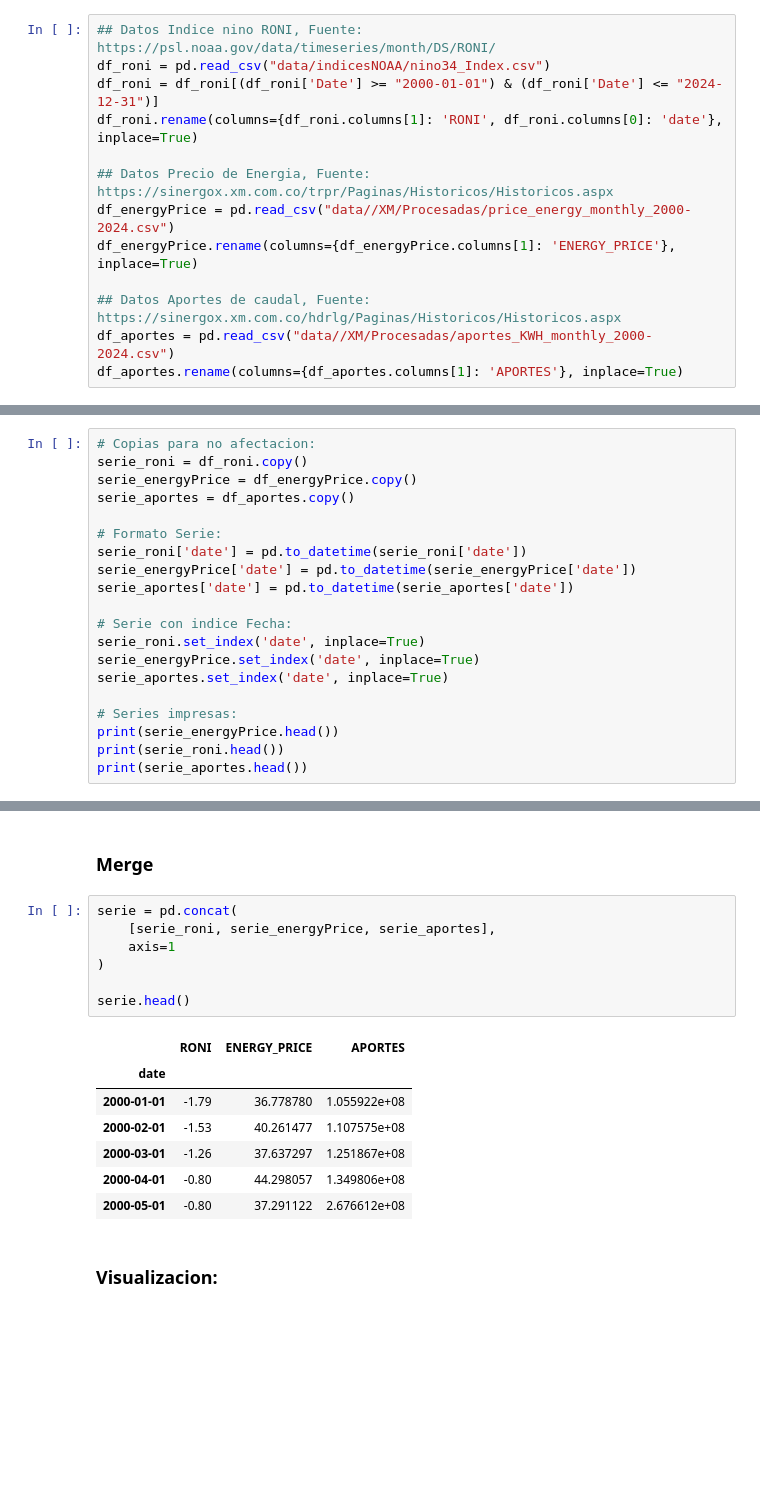
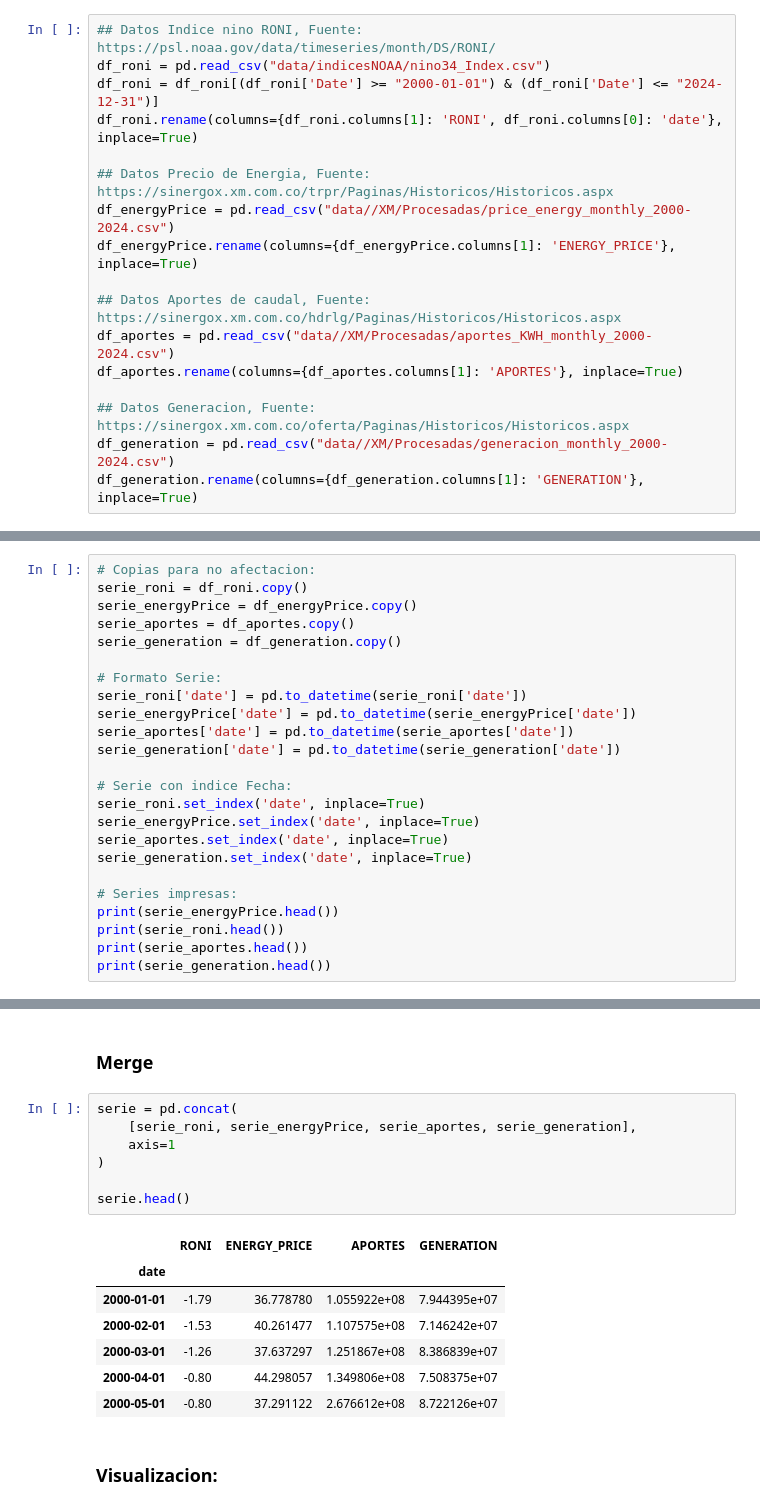
Before and after one commit to oscardi777/PI-II-Wheater-Derivaties, a Jupyter notebook: processing_Merge.ipynb, the cells around one changed output, grey strips where cells are left out. Saved outputs shown, nothing was run; the diff lists cells and outputs as text; blank space fills up the shorter version.

Commit message:
data generation in full series

```diff
--- a/processing_Merge.ipynb
+++ b/processing_Merge.ipynb
@@ -19,6 +19,10 @@ df_energyPrice.rename(columns={df_energyPrice.columns[1]: 'ENERGY_PRICE'}, inpla
 ## Datos Aportes de caudal, Fuente: https://sinergox.xm.com.co/hdrlg/Paginas/Historicos/Historicos.aspx
 df_aportes = pd.read_csv("data//XM/Procesadas/aportes_KWH_monthly_2000-2024.csv")
 df_aportes.rename(columns={df_aportes.columns[1]: 'APORTES'}, inplace=True)
+
+## Datos Generacion, Fuente: https://sinergox.xm.com.co/oferta/Paginas/Historicos/Historicos.aspx
+df_generation = pd.read_csv("data//XM/Procesadas/generacion_monthly_2000-2024.csv")
+df_generation.rename(columns={df_generation.columns[1]: 'GENERATION'}, inplace=True)
 # %% [markdown]
 ### Misma Frecuencia (Tecnica Valor Promedio Mensual)
 # %%
@@ -26,21 +30,25 @@ df_aportes.rename(columns={df_aportes.columns[1]: 'APORTES'}, inplace=True)
 serie_roni = df_roni.copy()
 serie_energyPrice = df_energyPrice.copy()
 serie_aportes = df_aportes.copy()
+serie_generation = df_generation.copy()
 
 # Formato Serie:
 serie_roni['date'] = pd.to_datetime(serie_roni['date'])
 serie_energyPrice['date'] = pd.to_datetime(serie_energyPrice['date'])
 serie_aportes['date'] = pd.to_datetime(serie_aportes['date'])
+serie_generation['date'] = pd.to_datetime(serie_generation['date'])
 
 # Serie con indice Fecha:
 serie_roni.set_index('date', inplace=True)
 serie_energyPrice.set_index('date', inplace=True)
 serie_aportes.set_index('date', inplace=True)
+serie_generation.set_index('date', inplace=True)
 
 # Series impresas:
 print(serie_energyPrice.head())
 print(serie_roni.head())
 print(serie_aportes.head())
+print(serie_generation.head())
 # %% [output]
             ENERGY_PRICE
 date
@@ -63,19 +71,19 @@ date
 ### Merge
 # %%
 serie = pd.concat(
-    [serie_roni, serie_energyPrice, serie_aportes],
+    [serie_roni, serie_energyPrice, serie_aportes, serie_generation],
     axis=1
 )
 
 serie.head()
 # %% [output]
-|  | RONI | ENERGY_PRICE | APORTES |
-| date |  |  |  |
-| 2000-01-01 | -1.79 | 36.778780 | 1.055922e+08 |
-| 2000-02-01 | -1.53 | 40.261477 | 1.107575e+08 |
-| 2000-03-01 | -1.26 | 37.637297 | 1.251867e+08 |
-| 2000-04-01 | -0.80 | 44.298057 | 1.349806e+08 |
-| 2000-05-01 | -0.80 | 37.291122 | 2.676612e+08 |
+|  | RONI | ENERGY_PRICE | APORTES | GENERATION |
+| date |  |  |  |  |
+| 2000-01-01 | -1.79 | 36.778780 | 1.055922e+08 | 7.944395e+07 |
+| 2000-02-01 | -1.53 | 40.261477 | 1.107575e+08 | 7.146242e+07 |
+| 2000-03-01 | -1.26 | 37.637297 | 1.251867e+08 | 8.386839e+07 |
+| 2000-04-01 | -0.80 | 44.298057 | 1.349806e+08 | 7.508375e+07 |
+| 2000-05-01 | -0.80 | 37.291122 | 2.676612e+08 | 8.722126e+07 |
 # %% [markdown]
 ### Visualizacion:
 # %% [markdown]
```
Also changed, not shown: parts of 4 cells of this notebook, 11 other files.
